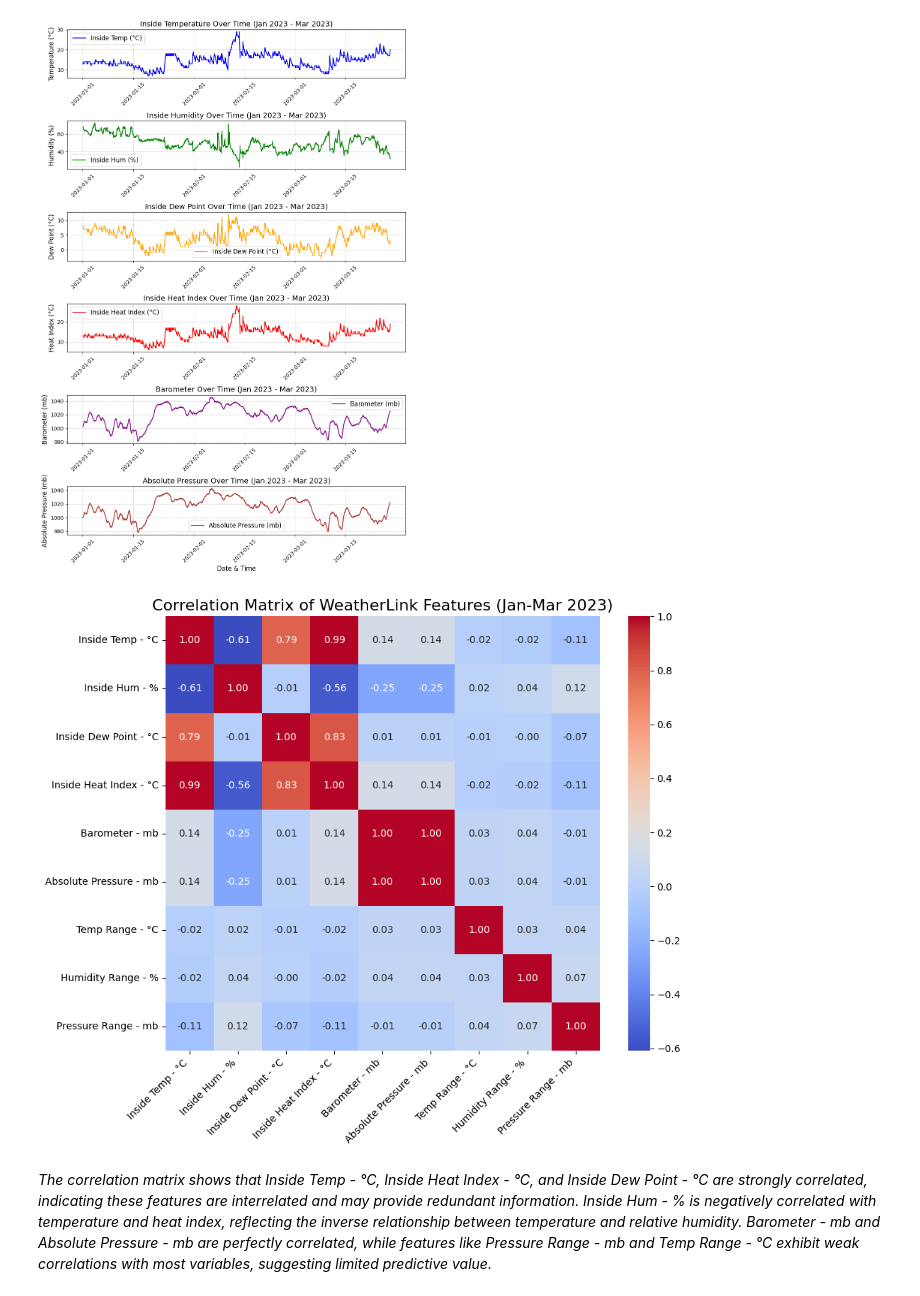
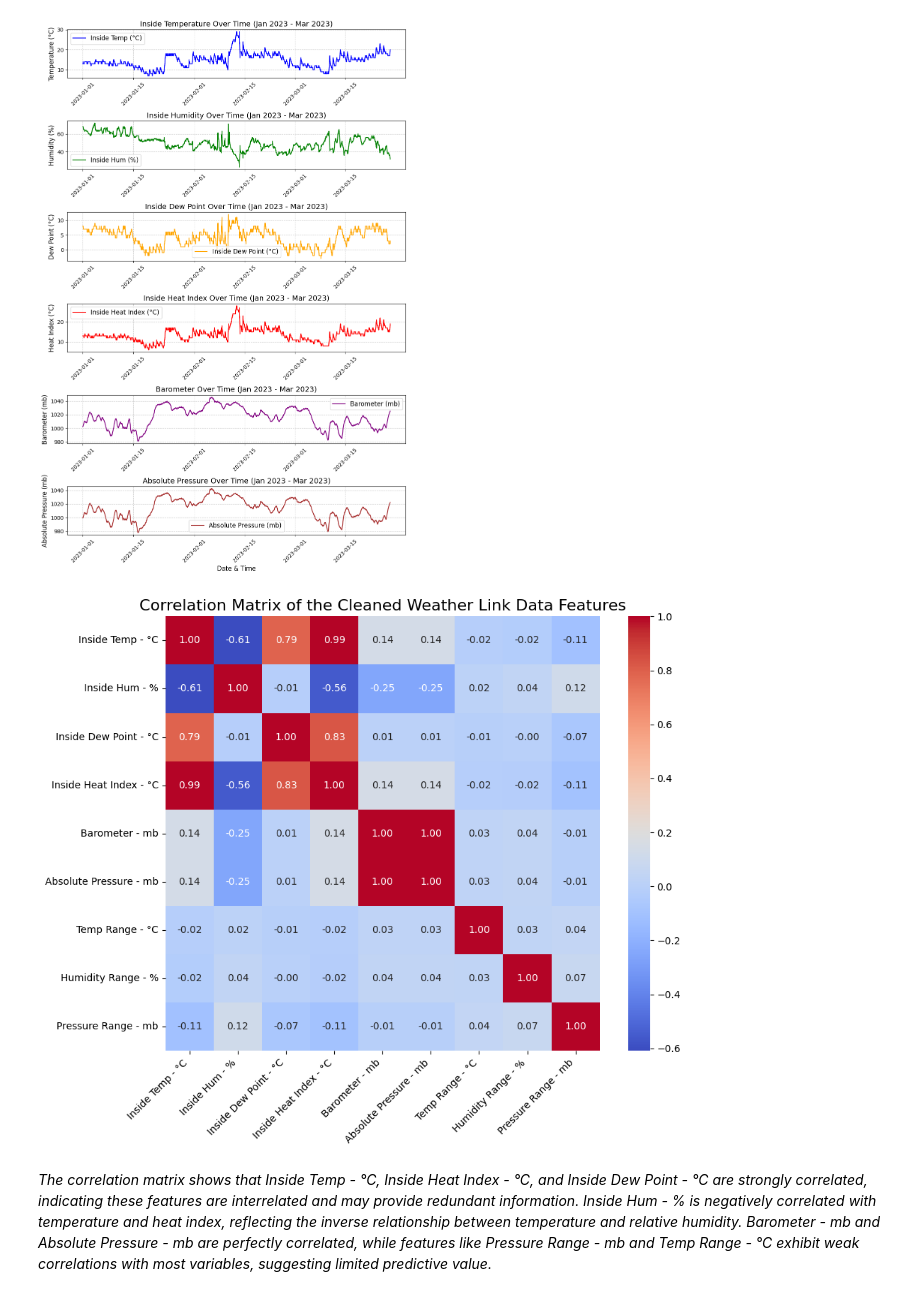
Before and after one commit to oxayavongsa/aai-530-iot, a Jupyter notebook: EDA2.ipynb, the cells around one changed output. Drawn from its saved outputs; the diff is of its cells as text; code cells hidden in the pictures.

```diff
--- a/EDA2.ipynb
+++ b/EDA2.ipynb
@@ -918,17 +922,17 @@ plt.show()
 # %%
 # Calculate correlation matrix for filtered data
 correlation_matrix = df_wLink_cleaned.drop(columns=["Date & Time"]).corr()
 
 # Plot the heatmap
 plt.figure(figsize=(10, 8))
 sns.heatmap(correlation_matrix, annot=True, fmt=".2f", cmap="coolwarm", cbar=True, square=True)
-plt.title("Correlation Matrix of WeatherLink Features (Jan-Mar 2023)", fontsize=16)
+plt.title("Correlation Matrix of the Cleaned Weather Link Data Features", fontsize=16)
 plt.xticks(rotation=45, ha="right")
 plt.yticks(rotation=0)
 plt.tight_layout()
 plt.show()
 # %% [output]
-[figure, old version]
+[figure, new version]
 # %% [markdown]
 *The correlation matrix shows that Inside Temp - °C, Inside Heat Index - °C, and Inside Dew Point - °C are strongly correlated, indicating these features are interrelated and may provide redundant information. Inside Hum - % is negatively correlated with temperature and heat index, reflecting the inverse relationship between temperature and relative humidity. Barometer - mb and Absolute Pressure - mb are perfectly correlated, while features like Pressure Range - mb and Temp Range - °C exhibit weak correlations with most variables, suggesting limited predictive value.*
 # %%
```
Also changed, not shown: parts of 18 cells of this notebook.
